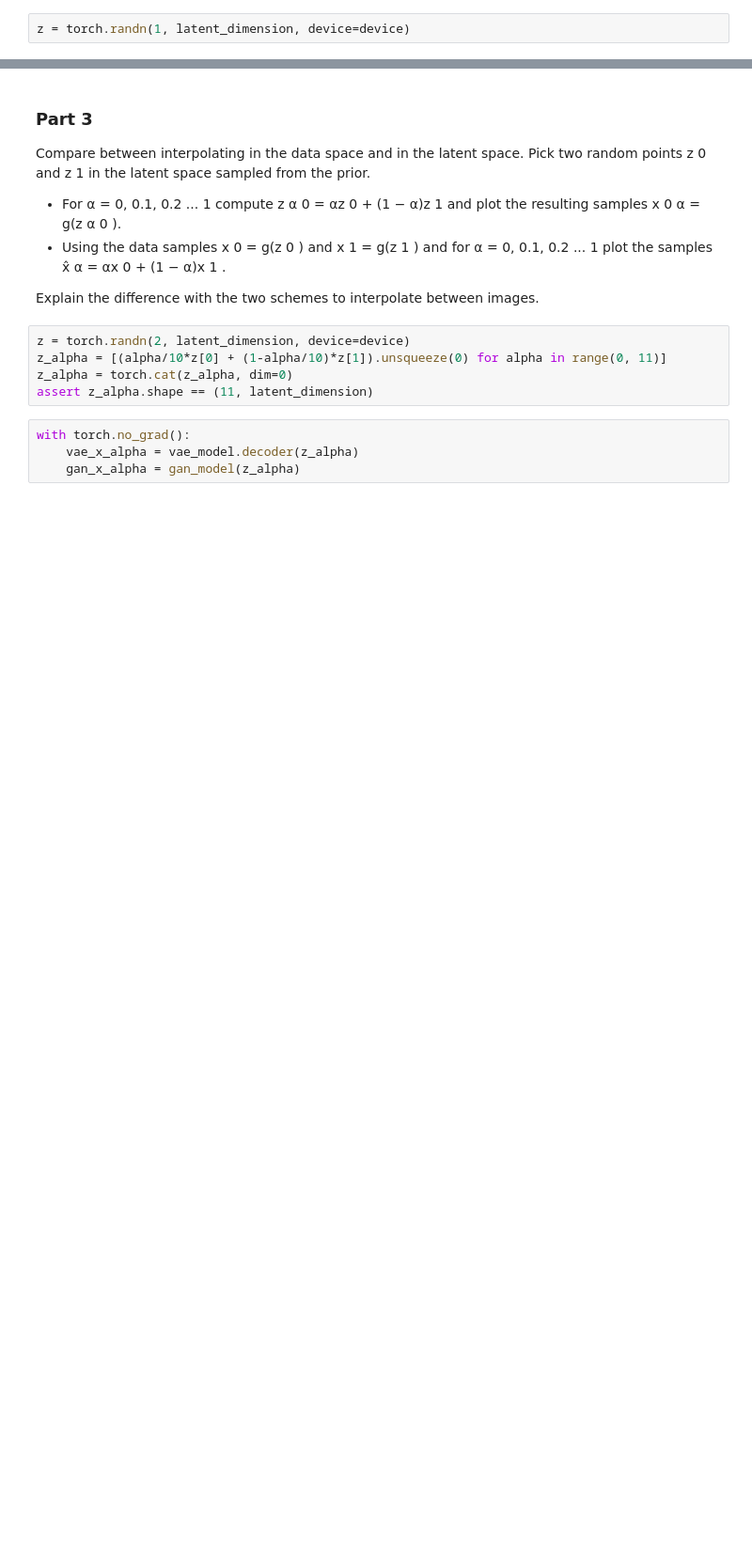
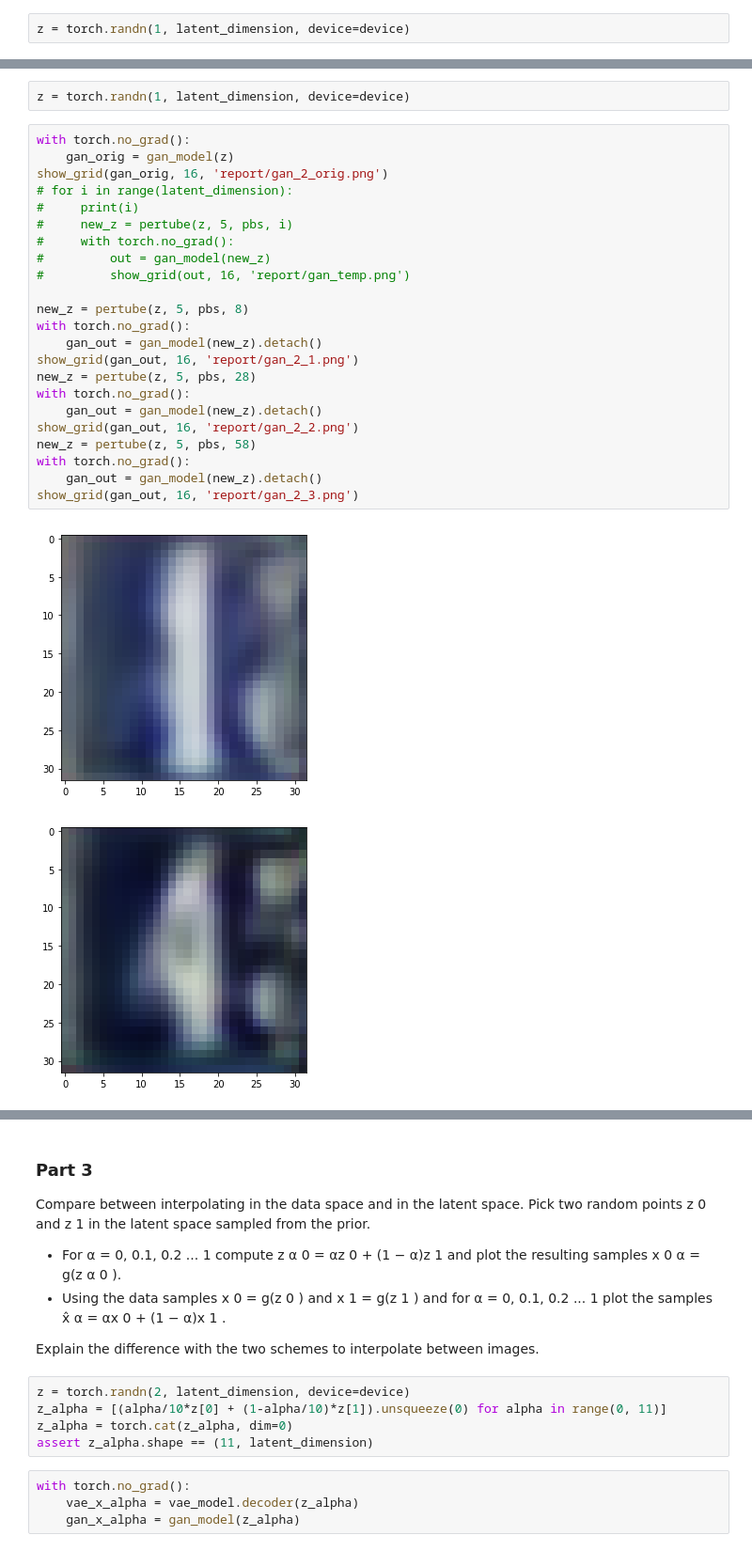
Before and after one commit to jimleroux/IFT6135ass3, a Jupyter notebook: p3/Analysis.ipynb, the cells around one changed output, grey strips where cells are left out. Shown at 94% size. Cells and saved outputs as stored; diff of their text form; blank space fills up the shorter version.

```diff
--- a/p3/Analysis.ipynb
+++ b/p3/Analysis.ipynb
@@ -132,0 +142,28 @@ torch.Size([16, 100])
+# %%
+z = torch.randn(1, latent_dimension, device=device)
+# %%
+with torch.no_grad():
+    gan_orig = gan_model(z)
+show_grid(gan_orig, 16, 'report/gan_2_orig.png')
+# for i in range(latent_dimension):
+#     print(i)
+#     new_z = pertube(z, 5, pbs, i)
+#     with torch.no_grad():
+#         out = gan_model(new_z)
+#         show_grid(out, 16, 'report/gan_temp.png')
+
+new_z = pertube(z, 5, pbs, 8)
+with torch.no_grad():
+    gan_out = gan_model(new_z).detach()
+show_grid(gan_out, 16, 'report/gan_2_1.png')
+new_z = pertube(z, 5, pbs, 28)
+with torch.no_grad():
+    gan_out = gan_model(new_z).detach()
+show_grid(gan_out, 16, 'report/gan_2_2.png')
+new_z = pertube(z, 5, pbs, 58)
+with torch.no_grad():
+    gan_out = gan_model(new_z).detach()
+show_grid(gan_out, 16, 'report/gan_2_3.png')
+# %% [output]
+[figure, added]
+[figure, added]
```
Also changed, not shown: parts of 10 cells of this notebook.
